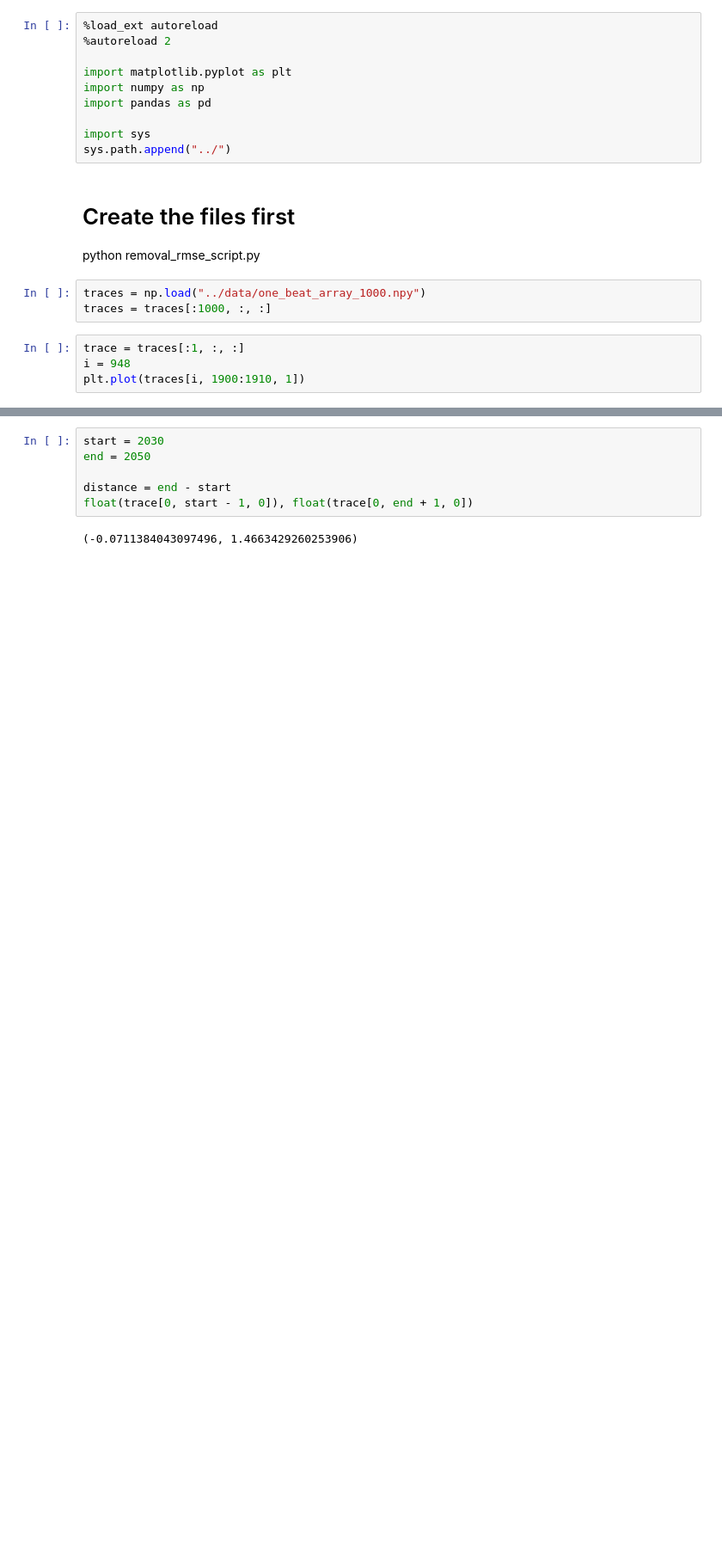
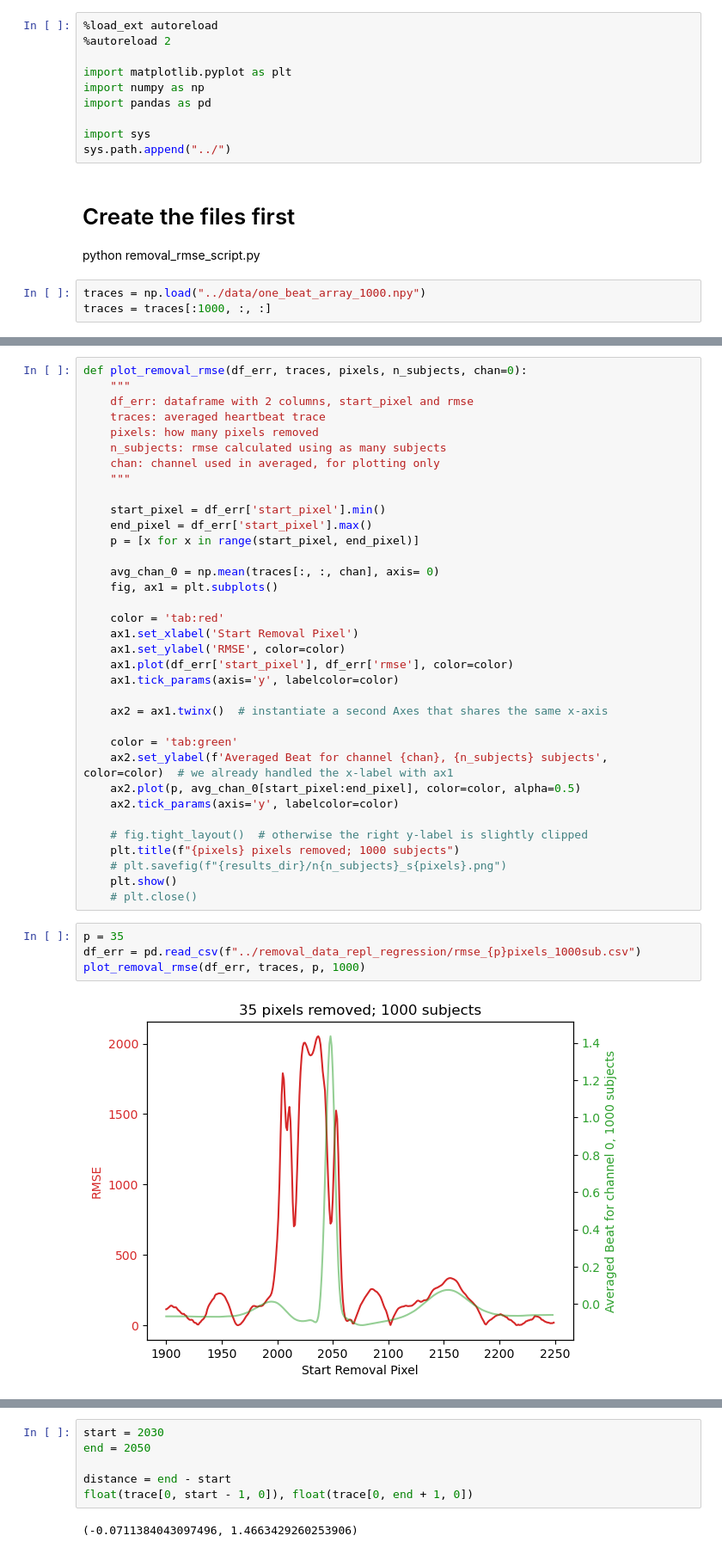
Before and after one commit to sanhitamj/ecg_unravel, a Jupyter notebook: notebooks/data_removal_expt.ipynb, the cells around one changed output, grey strips where cells are left out. Shown at 86% size. Saved outputs shown, nothing was run; the diff lists cells and outputs as text; blank space fills up the shorter version.

```diff
--- a/notebooks/data_removal_expt.ipynb
+++ b/notebooks/data_removal_expt.ipynb
@@ -15,7 +15,3 @@ python removal_rmse_script.py
 # %%
 traces = np.load("../data/one_beat_array_1000.npy")
 traces = traces[:1000, :, :]
-# %%
-trace = traces[:1, :, :]
-i = 948
-plt.plot(traces[i, 1900:1910, 1])
@@ -32,0 +18,41 @@ plt.plot(trace_[0, 2000:2100, 0])
+# %%
+def plot_removal_rmse(df_err, traces, pixels, n_subjects, chan=0):
+    """
+    df_err: dataframe with 2 columns, start_pixel and rmse
+    traces: averaged heartbeat trace
+    pixels: how many pixels removed
+    n_subjects: rmse calculated using as many subjects
+    chan: channel used in averaged, for plotting only
+    """
+
+    start_pixel = df_err['start_pixel'].min()
+    end_pixel = df_err['start_pixel'].max()
+    p = [x for x in range(start_pixel, end_pixel)]
+
+    avg_chan_0 = np.mean(traces[:, :, chan], axis= 0)
+    fig, ax1 = plt.subplots()
+
+    color = 'tab:red'
+    ax1.set_xlabel('Start Removal Pixel')
+    ax1.set_ylabel('RMSE', color=color)
+    ax1.plot(df_err['start_pixel'], df_err['rmse'], color=color)
+    ax1.tick_params(axis='y', labelcolor=color)
+
+    ax2 = ax1.twinx()  # instantiate a second Axes that shares the same x-axis
+
+    color = 'tab:green'
+    ax2.set_ylabel(f'Averaged Beat for channel {chan}, {n_subjects} subjects', color=color)  # we already handled the x-label with ax1
+    ax2.plot(p, avg_chan_0[start_pixel:end_pixel], color=color, alpha=0.5)
+    ax2.tick_params(axis='y', labelcolor=color)
+
+    # fig.tight_layout()  # otherwise the right y-label is slightly clipped
+    plt.title(f"{pixels} pixels removed; 1000 subjects")
+    # plt.savefig(f"{results_dir}/n{n_subjects}_s{pixels}.png")
+    plt.show()
+    # plt.close()
+# %%
+p = 35
+df_err = pd.read_csv(f"../removal_data_repl_regression/rmse_{p}pixels_1000sub.csv")
+plot_removal_rmse(df_err, traces, p, 1000)
+# %% [output]
+[figure, added]
```
Also changed, not shown: parts of 3 cells of this notebook, 3 other files.
